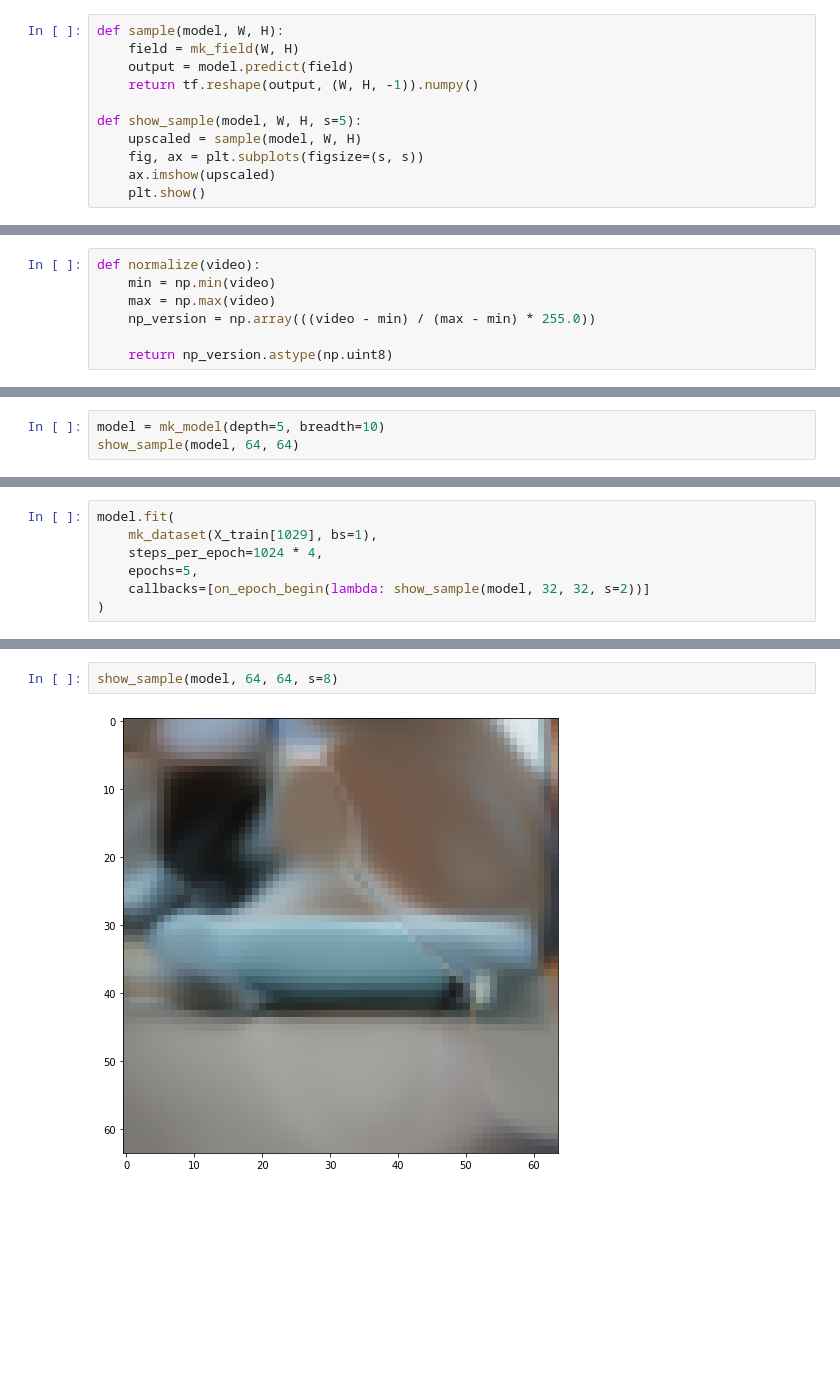
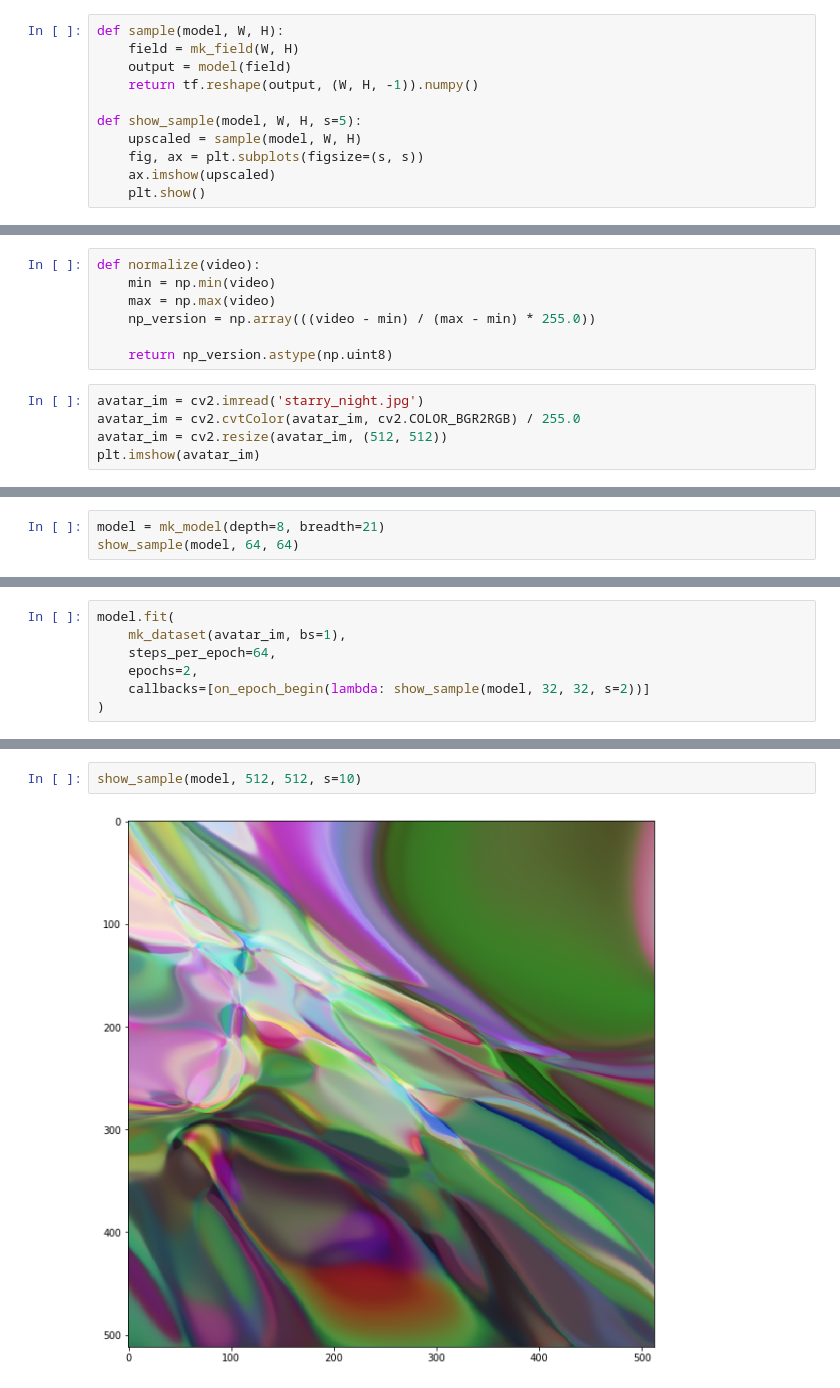
Before and after one commit to ichko/ml-playground, a Jupyter notebook: notebooks/cppn_upscaling.ipynb, the cells around one changed output, grey strips where cells are left out. Cells and saved outputs as stored; diff of their text form; blank space fills up the shorter version.

```diff
--- a/notebooks/cppn_upscaling.ipynb
+++ b/notebooks/cppn_upscaling.ipynb
@@ -83,7 +83,7 @@ X.shape, y.shape
 # %%
 def sample(model, W, H):
     field = mk_field(W, H)
-    output = model.predict(field)
+    output = model(field)
     return tf.reshape(output, (W, H, -1)).numpy()
 
 def show_sample(model, W, H, s=5):
@@ -113,3 +113,8 @@ def normalize(video):
     np_version = np.array(((video - min) / (max - min) * 255.0))
 
     return np_version.astype(np.uint8)
+# %%
+avatar_im = cv2.imread('starry_night.jpg')
+avatar_im = cv2.cvtColor(avatar_im, cv2.COLOR_BGR2RGB) / 255.0
+avatar_im = cv2.resize(avatar_im, (512, 512))
+plt.imshow(avatar_im)
@@ -116,4 +124,4 @@ def normalize(video):
 # %%
-model = mk_model(depth=5, breadth=10)
+model = mk_model(depth=8, breadth=21)
 show_sample(model, 64, 64)
 # %% [output]
@@ -121,8 +129,8 @@ show_sample(model, 64, 64)
 # %%
 model.fit(
-    mk_dataset(X_train[1029], bs=1),
-    steps_per_epoch=1024 * 4,
-    epochs=5,
+    mk_dataset(avatar_im, bs=1),
+    steps_per_epoch=64,
+    epochs=2,
     callbacks=[on_epoch_begin(lambda: show_sample(model, 32, 32, s=2))]
 )
 # %% [output]
@@ -139,5 +145,5 @@ KeyboardInterrupt:
 # %%
-show_sample(model, 64, 64, s=8)
+show_sample(model, 512, 512, s=10)
 # %% [output]
-[figure, old version]
+[figure, new version]
 # %%
```
Also changed, not shown: parts of 7 cells of this notebook.
